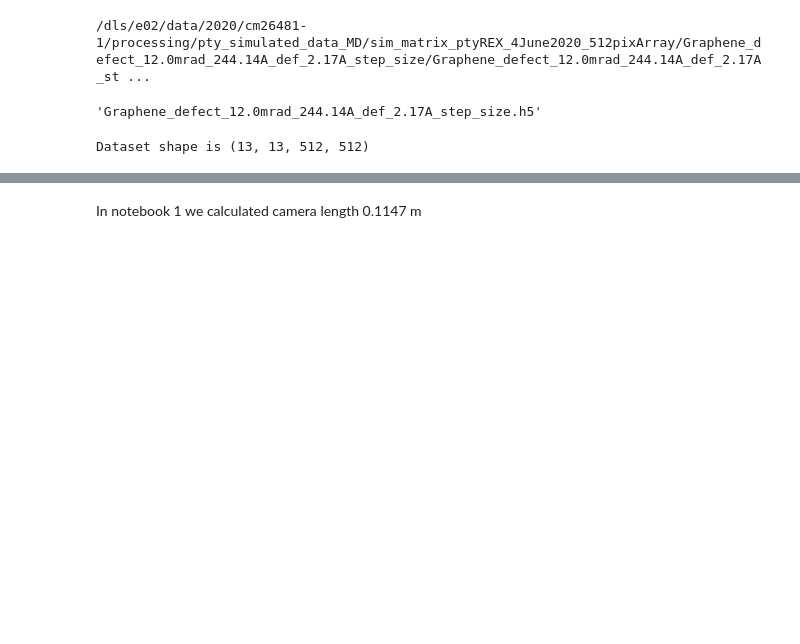
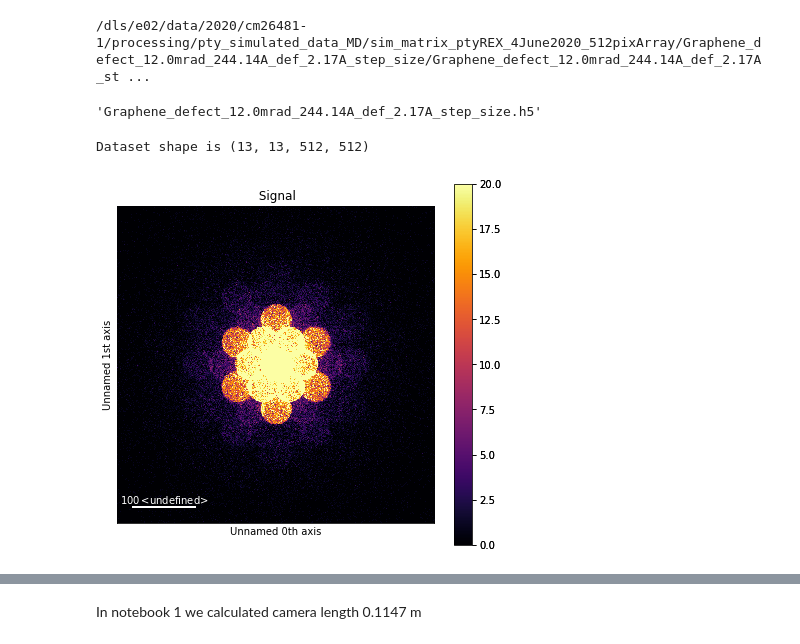
Before and after one commit to CDScattering/Staff-notebooks, a Jupyter notebook: ptyREX_sim_matrix/2_inspect_sim_data.ipynb, the cells around one changed output, grey strips where cells are left out. Cells and saved outputs as stored; diff of their text form; code cells hidden in the pictures; blank space fills up the shorter version.

```diff
--- a/ptyREX_sim_matrix/2_inspect_sim_data.ipynb
+++ b/ptyREX_sim_matrix/2_inspect_sim_data.ipynb
@@ -190,6 +198,8 @@ d = epsic.sim_utils.sim_to_hs(f)
 # %% [output]
 Dataset shape is (13, 13, 512, 512)
 # %%
-d.sum().plot()
+d.sum().plot(cmap='inferno', vmax = 20)
+# %% [output]
+[figure, added]
 # %%
 bf_ = epsic.sim_utils.get_bf_disc(d)
```
Also changed, not shown: parts of 24 cells of this notebook, 8 other files.
